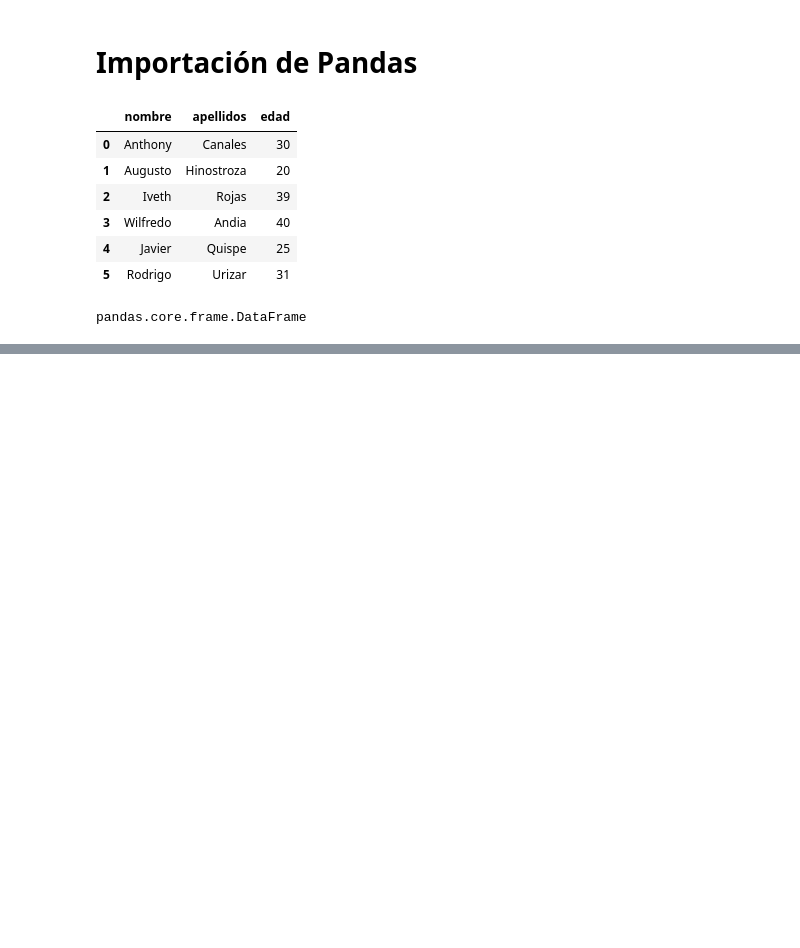
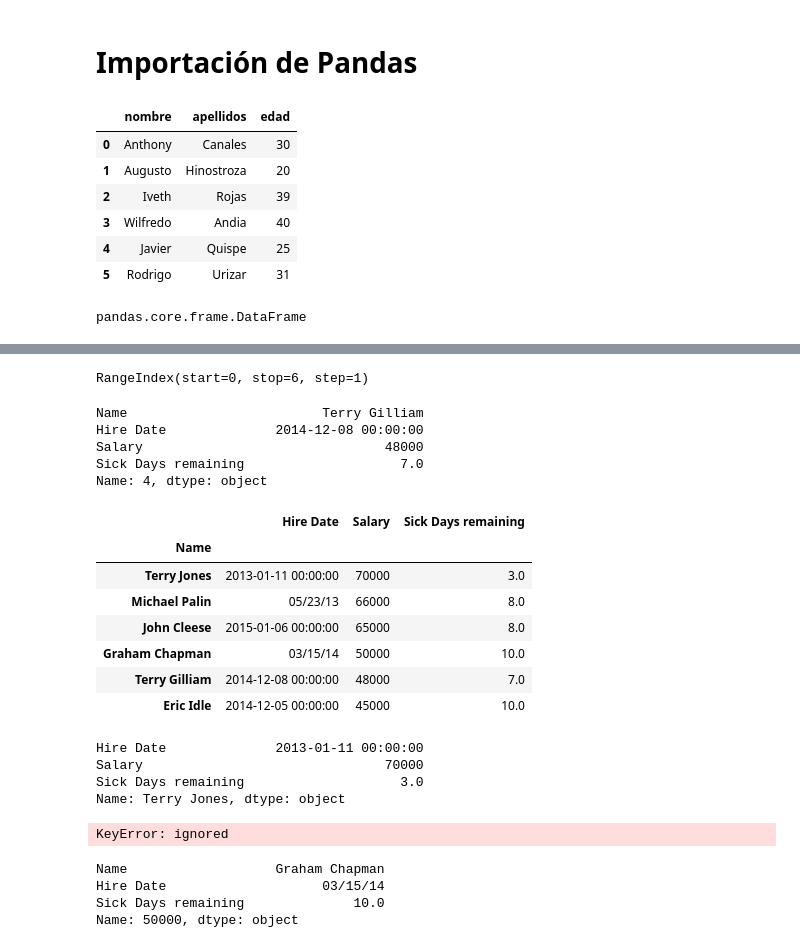
Before and after one commit to Xavier-ML/BIOESTADISTICA-XAVIER-ML, a Jupyter notebook: Dia_5_CIBERTEC.ipynb, the cells around one changed output, grey strips where cells are left out. Drawn from its saved outputs; the diff is of its cells as text; code cells hidden in the pictures; blank space fills up the shorter version.

```diff
--- a/Dia_5_CIBERTEC.ipynb
+++ b/Dia_5_CIBERTEC.ipynb
@@ -31,0 +39,2 @@ tabla_csv = pd.read_csv()
+# %%
+x = pd.read_excel("/content/Pruebaexcel.xlsx", sheet_name="A")
@@ -31,0 +97,2 @@ tabla_csv = pd.read_csv()
+# %%
+x["Sick Days remaining"] = x["Sick Days remaining"].astype("float64")
@@ -31,0 +252,36 @@ tabla_csv = pd.read_csv()
+# %%
+x.index
+# %% [output]
+RangeIndex(start=0, stop=6, step=1)
+# %%
+x.loc[4]
+# %% [output]
+Name                         Terry Gilliam
+Hire Date              2014-12-08 00:00:00
+Salary                               48000
+Sick Days remaining                    7.0
+Name: 4, dtype: object
+# %%
+n = x.set_index('Name').copy()
+# %%
+n
+# %% [output]
+|  | Hire Date | Salary | Sick Days remaining |
+| Name |  |  |  |
+| Terry Jones | 2013-01-11 00:00:00 | 70000 | 3.0 |
+| Michael Palin | 05/23/13 | 66000 | 8.0 |
+| John Cleese | 2015-01-06 00:00:00 | 65000 | 8.0 |
+| Graham Chapman | 03/15/14 | 50000 | 10.0 |
+| Terry Gilliam | 2014-12-08 00:00:00 | 48000 | 7.0 |
+| Eric Idle | 2014-12-05 00:00:00 | 45000 | 10.0 |
+# %%
+n.loc['Terry Jones']
+# %% [output]
+Hire Date              2013-01-11 00:00:00
+Salary                               70000
+Sick Days remaining                    3.0
+Name: Terry Jones, dtype: object
+# %%
+n.loc[0]
+# %% [output]
+KeyError: ignored
@@ -31,0 +290,7 @@ tabla_csv = pd.read_csv()
+# %%
+n.loc[50000]
+# %% [output]
+Name                   Graham Chapman
+Hire Date                    03/15/14
+Sick Days remaining              10.0
+Name: 50000, dtype: object
```
Also changed, not shown: parts of 31 cells of this notebook.
